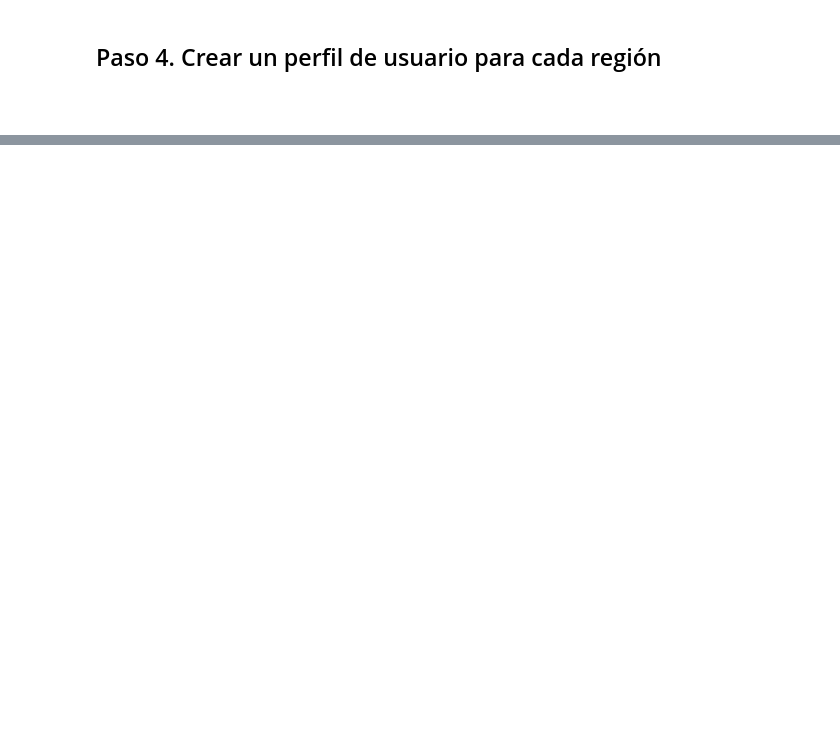
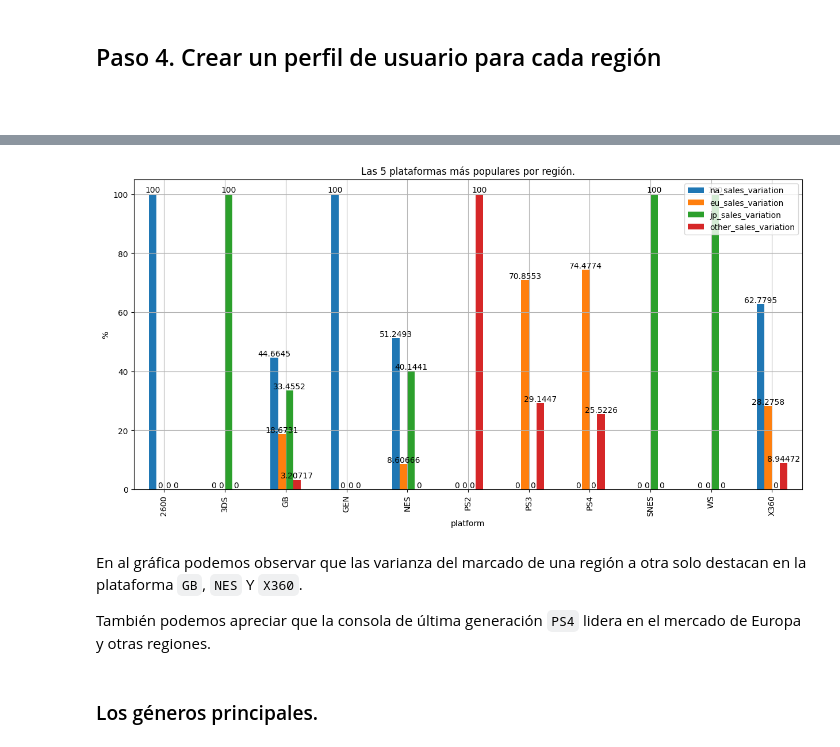
Before and after one commit to Car27VeP/AED_videojuegos, a Jupyter notebook: AED_games.ipynb, the cells around one changed output, grey strips where cells are left out. Cells and saved outputs as stored; diff of their text form; code cells hidden in the pictures; blank space fills up the shorter version.

```diff
--- a/AED_games.ipynb
+++ b/AED_games.ipynb
@@ -634,0 +818,6 @@ hola
+# %%
+last_merge_platform.fillna(0,inplace=True)
+# %%
+last_merge_platform['total_sales'] = total_sales(last_merge_platform)
+
+last_merge_platform.head()
@@ -634,0 +831,4 @@ hola
+# %%
+top_5_platforms_region = last_merge_platform.copy()
+
+top_5_platforms_region.head()
@@ -634,0 +842,32 @@ hola
+# %%
+def var_per_region(data):
+
+    data['total_sales_variation'] = (data['total_sales'] * 100) / data['total_sales']
+    data['na_sales_variation'] = (data['na_sales'] * 100) / data['total_sales']
+    data['eu_sales_variation'] = (data['eu_sales'] * 100) / data['total_sales']
+    data['jp_sales_variation'] = (data['jp_sales'] * 100) / data['total_sales']
+    data['other_sales_variation'] = (data['other_sales'] * 100) / data['total_sales']
+
+    return data
+# %%
+top_5_platforms_region = top_5_platforms_region.apply(var_per_region,axis=1)
+
+ax = top_5_platforms_region\
+    [['platform','na_sales_variation','eu_sales_variation','jp_sales_variation','other_sales_variation']]\
+    .plot(kind='bar',
+          x='platform',
+          ylabel='%',
+          title='Las 5 plataformas más populares por región.',figsize=(15,7))
+ax.legend(loc='upper right')
+for container in ax.containers:
+    ax.bar_label(container)
+plt.grid(True)
+plt.show()
+# %% [output]
+[figure, added]
+# %% [markdown]
+En al gráfica podemos observar que las varianza del marcado de una región a otra solo destacan en la plataforma `GB`, `NES` Y `X360`.
+
+También podemos apreciar que la consola de última generación `PS4` lidera en el mercado de Europa y otras regiones.
+# %% [markdown]
+### Los géneros principales.
```
Also changed, not shown: parts of 46 cells of this notebook, 2 other files.
